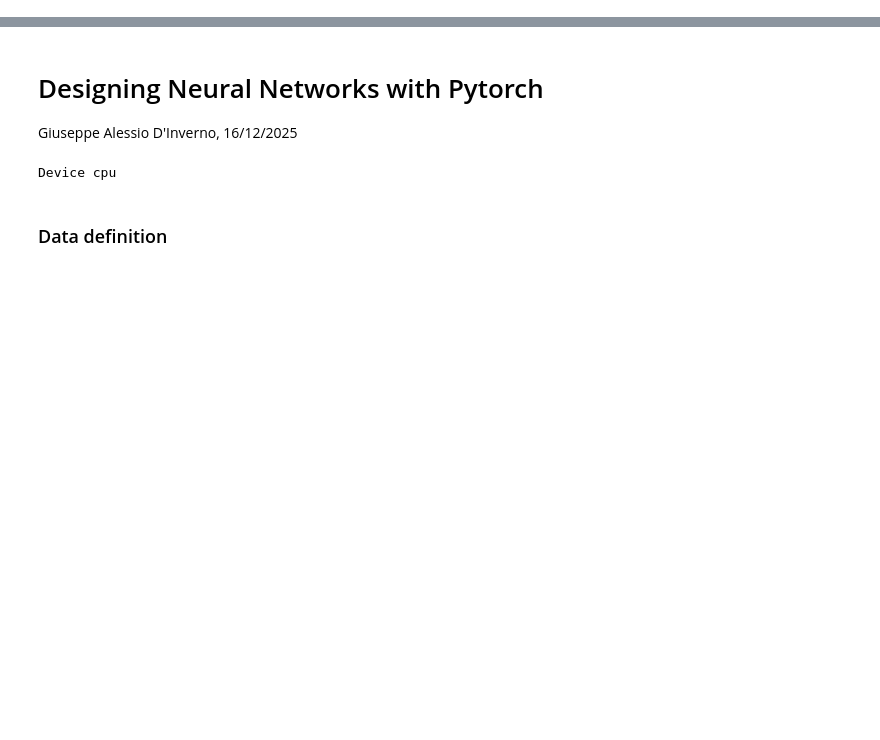
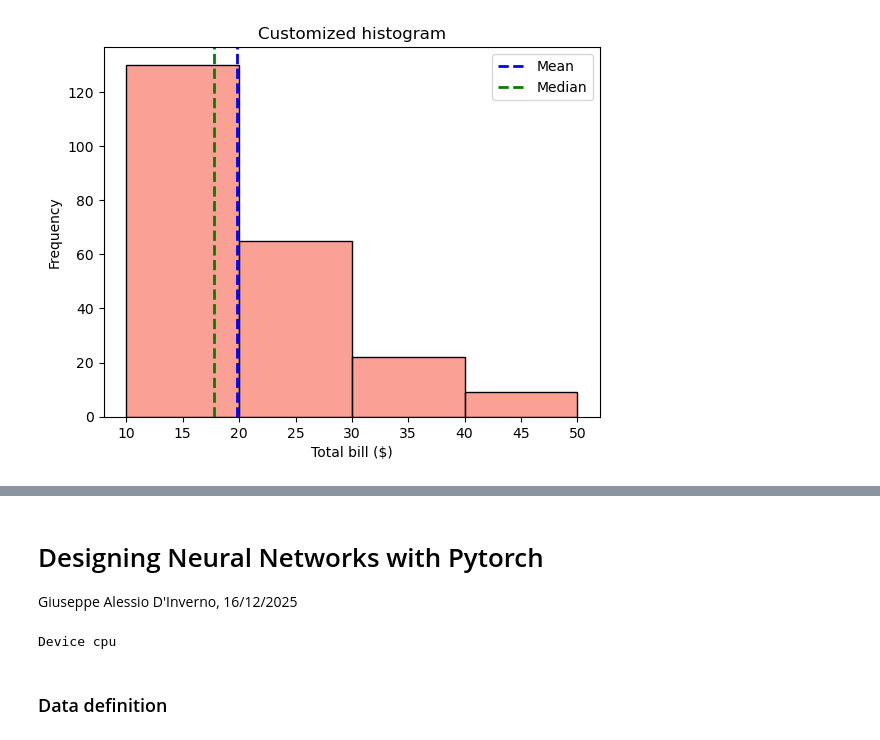
Before and after one commit to pcafrica/advanced_programming_2025-2026, a Jupyter notebook: lectures/13/example.ipynb, the cells around one changed output, grey strips where cells are left out. Drawn from its saved outputs; the diff is of its cells as text; code cells hidden in the pictures; blank space fills up the shorter version.

```diff
--- a/lectures/13/example.ipynb
+++ b/lectures/13/example.ipynb
@@ -0,0 +28,21 @@
+# %%
+import seaborn as sns
+import matplotlib.pyplot as plt
+
+# Load a dataset.
+tips = sns.load_dataset('tips')
+
+# Create a histogram with customizations.
+sns.histplot(tips['total_bill'], bins=[10, 20, 30, 40, 50], color='salmon')
+plt.title('Customized histogram')
+plt.xlabel('Total bill ($)')
+plt.ylabel('Frequency')
+
+# Annotate with mean and median.
+plt.axvline(tips['total_bill'].mean(), color='blue', linestyle='dashed', linewidth=2, label='Mean')
+plt.axvline(tips['total_bill'].median(), color='green', linestyle='dashed', linewidth=2, label='Median')
+
+plt.legend()
+plt.show()
+# %% [output]
+[figure, added]
```
Also changed, not shown: parts of 14 cells of this notebook, 4 other files.
